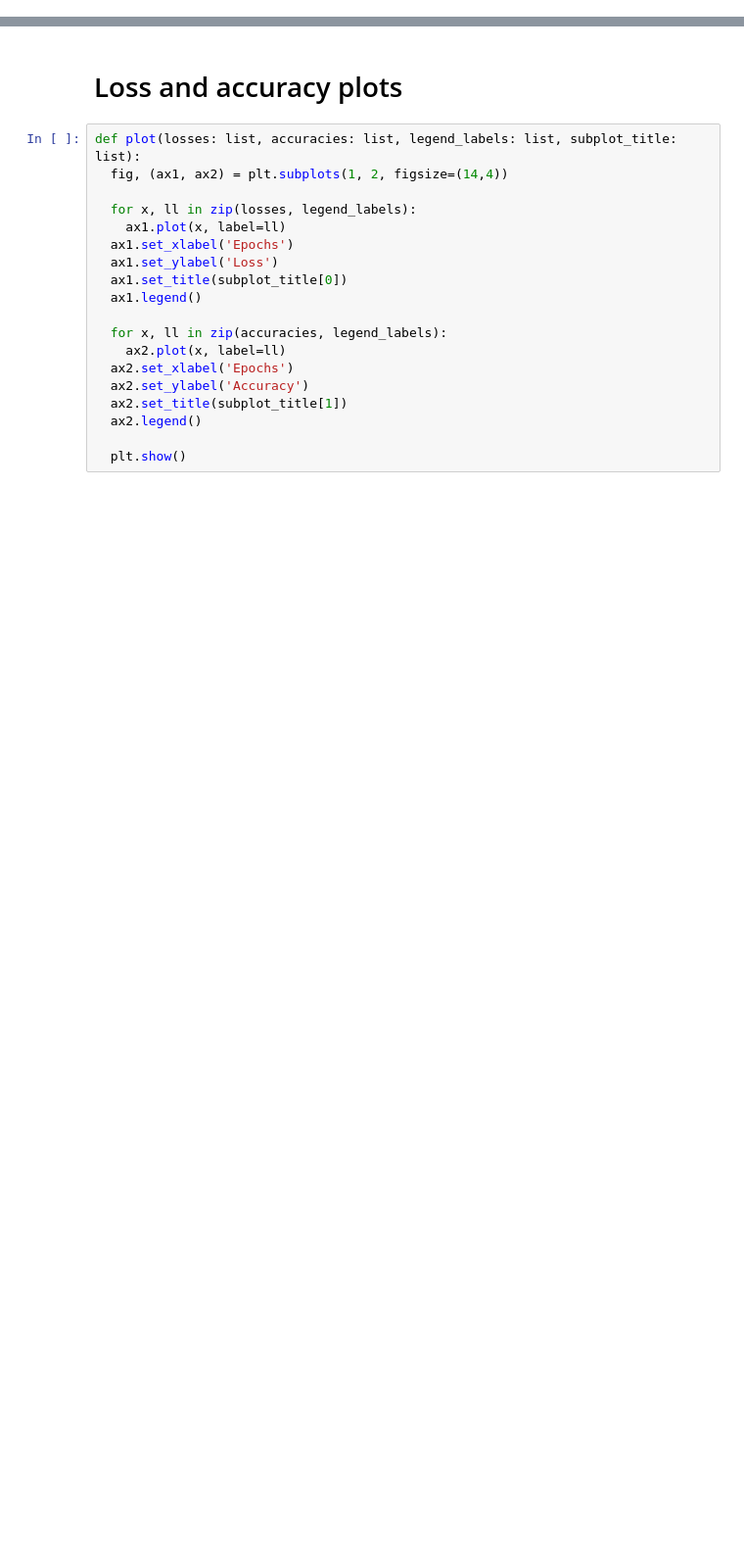
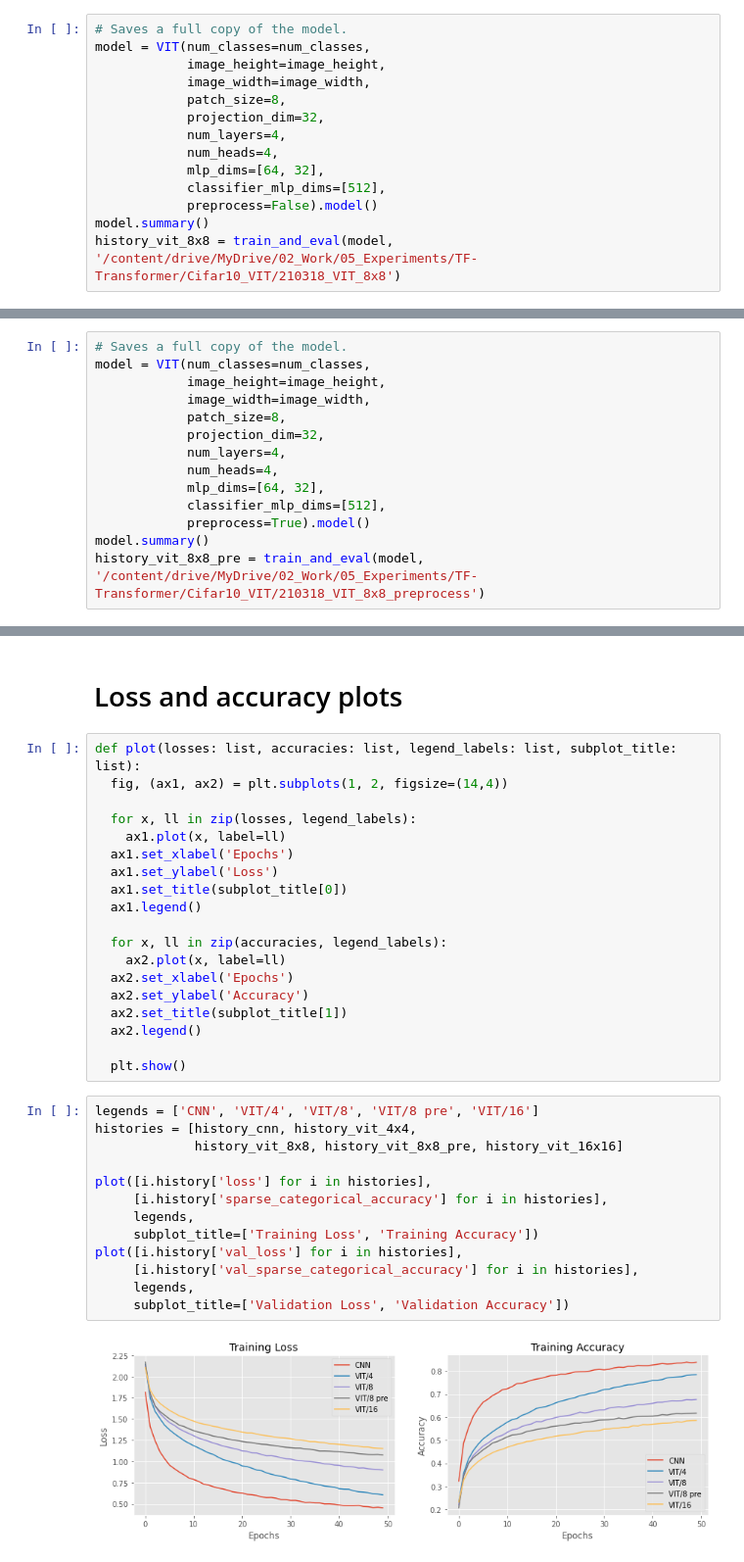
Before and after one commit to cheneeheng/Transformer-TF, a Jupyter notebook: Cifar10_VIT.ipynb, the cells around one changed output, grey strips where cells are left out. Shown at 98% size. Cells and saved outputs as stored; diff of their text form; blank space fills up the shorter version.

```diff
--- a/Cifar10_VIT.ipynb
+++ b/Cifar10_VIT.ipynb
@@ -785,0 +806,14 @@ INFO:tensorflow:Assets written to: /content/drive/MyDrive/02_Work/05_Experiments
+# %%
+# Saves a full copy of the model.
+model = VIT(num_classes=num_classes,
+            image_height=image_height,
+            image_width=image_width,
+            patch_size=8,
+            projection_dim=32,
+            num_layers=4,
+            num_heads=4,
+            mlp_dims=[64, 32],
+            classifier_mlp_dims=[512],
+            preprocess=False).model()
+model.summary()
+history_vit_8x8 = train_and_eval(model, '/content/drive/MyDrive/02_Work/05_Experiments/TF-Transformer/Cifar10_VIT/210318_VIT_8x8')
@@ -785,0 +861,14 @@ INFO:tensorflow:Assets written to: /content/drive/MyDrive/02_Work/05_Experiments
+# %%
+# Saves a full copy of the model.
+model = VIT(num_classes=num_classes,
+            image_height=image_height,
+            image_width=image_width,
+            patch_size=8,
+            projection_dim=32,
+            num_layers=4,
+            num_heads=4,
+            mlp_dims=[64, 32],
+            classifier_mlp_dims=[512],
+            preprocess=True).model()
+model.summary()
+history_vit_8x8_pre = train_and_eval(model, '/content/drive/MyDrive/02_Work/05_Experiments/TF-Transformer/Cifar10_VIT/210318_VIT_8x8_preprocess')
@@ -804,3 +1040,18 @@ def plot(losses: list, accuracies: list, legend_labels: list, subplot_title: lis
   ax2.legend()
 
   plt.show()
+# %%
+legends = ['CNN', 'VIT/4', 'VIT/8', 'VIT/8 pre', 'VIT/16']
+histories = [history_cnn, history_vit_4x4,
+             history_vit_8x8, history_vit_8x8_pre, history_vit_16x16]
+
+plot([i.history['loss'] for i in histories],
+     [i.history['sparse_categorical_accuracy'] for i in histories],
+     legends,
+     subplot_title=['Training Loss', 'Training Accuracy'])
+plot([i.history['val_loss'] for i in histories],
+     [i.history['val_sparse_categorical_accuracy'] for i in histories],
+     legends,
+     subplot_title=['Validation Loss', 'Validation Accuracy'])
+# %% [output]
+[figure, added]
```
Also changed, not shown: parts of 38 cells of this notebook.
